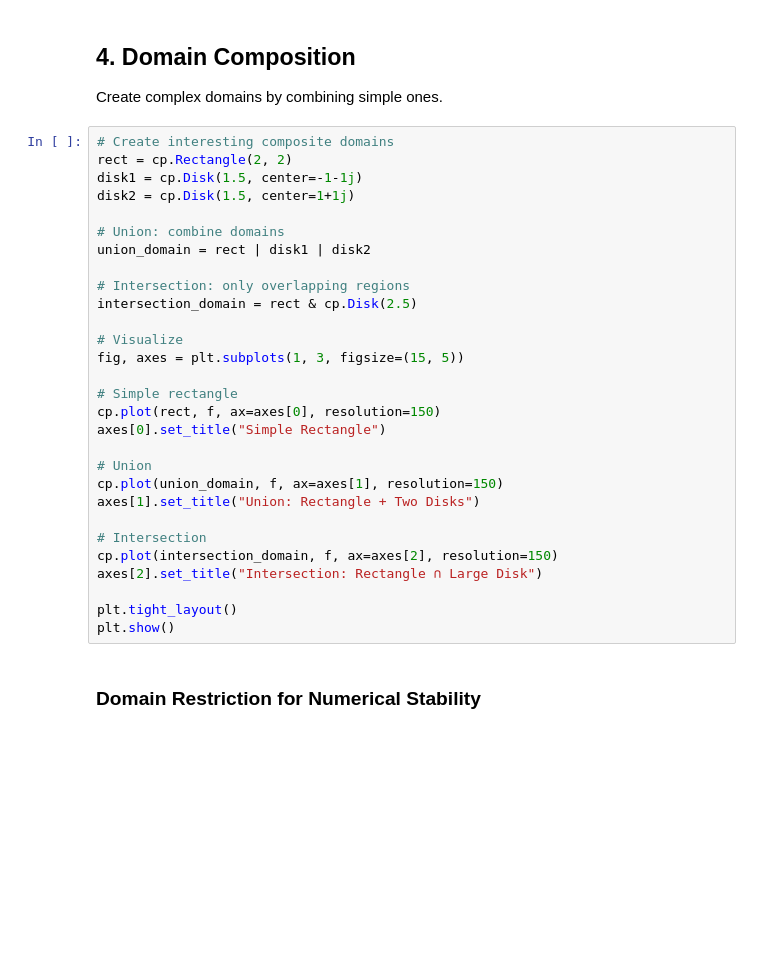
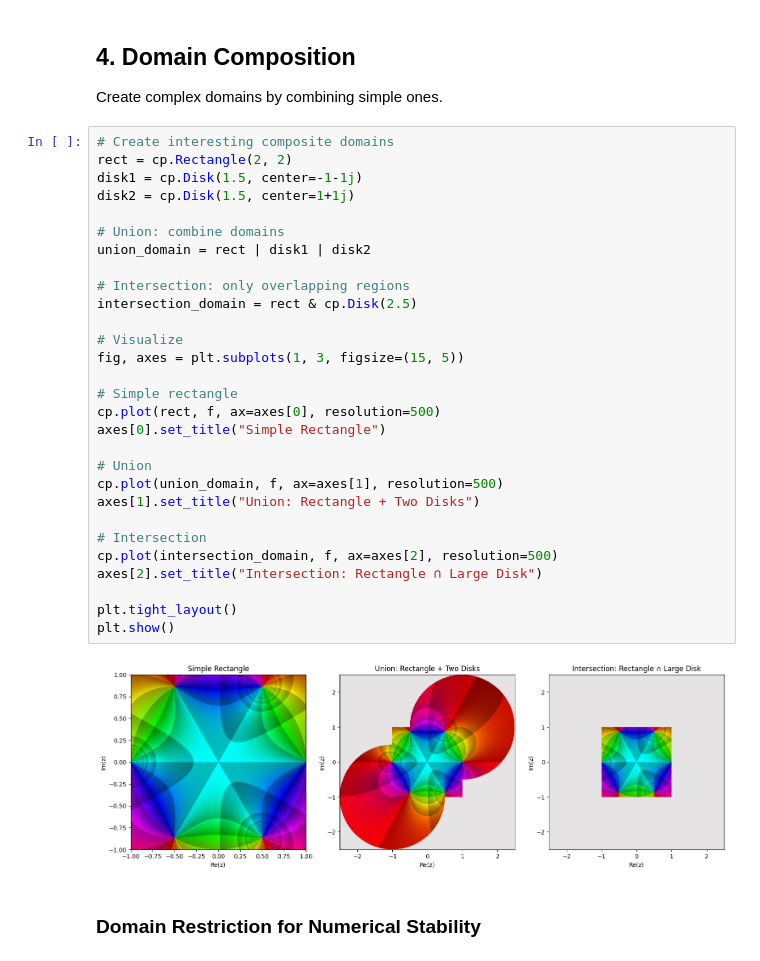
Before and after one commit to kuvychko/complexplorer, a Jupyter notebook: examples/advanced_features.ipynb, the cells around one changed output. Saved outputs shown, nothing was run; the diff lists cells and outputs as text; blank space fills up the shorter version.

```diff
--- a/examples/advanced_features.ipynb
+++ b/examples/advanced_features.ipynb
@@ -213,32 +257,34 @@ Create complex domains by combining simple ones.
 # %%
 # Create interesting composite domains
 rect = cp.Rectangle(2, 2)
 disk1 = cp.Disk(1.5, center=-1-1j)
 disk2 = cp.Disk(1.5, center=1+1j)
 
 # Union: combine domains
 union_domain = rect | disk1 | disk2
 
 # Intersection: only overlapping regions
 intersection_domain = rect & cp.Disk(2.5)
 
 # Visualize
 fig, axes = plt.subplots(1, 3, figsize=(15, 5))
 
 # Simple rectangle
-cp.plot(rect, f, ax=axes[0], resolution=150)
+cp.plot(rect, f, ax=axes[0], resolution=500)
 axes[0].set_title("Simple Rectangle")
 
 # Union
-cp.plot(union_domain, f, ax=axes[1], resolution=150)
+cp.plot(union_domain, f, ax=axes[1], resolution=500)
 axes[1].set_title("Union: Rectangle + Two Disks")
 
 # Intersection
-cp.plot(intersection_domain, f, ax=axes[2], resolution=150)
+cp.plot(intersection_domain, f, ax=axes[2], resolution=500)
 axes[2].set_title("Intersection: Rectangle ∩ Large Disk")
 
 plt.tight_layout()
 plt.show()
+# %% [output]
+[figure, added]
 # %% [markdown]
 ### Domain Restriction for Numerical Stability
 # %%
```
Also changed, not shown: parts of 16 cells of this notebook, 7 other files.
